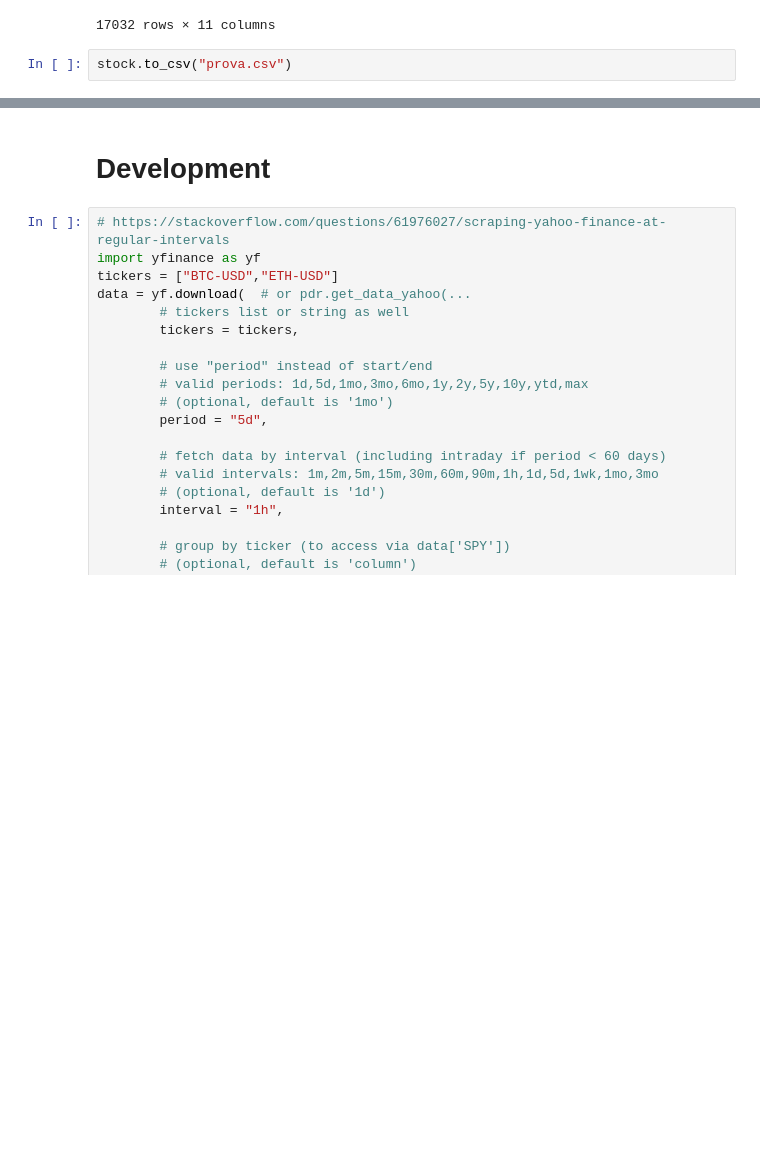
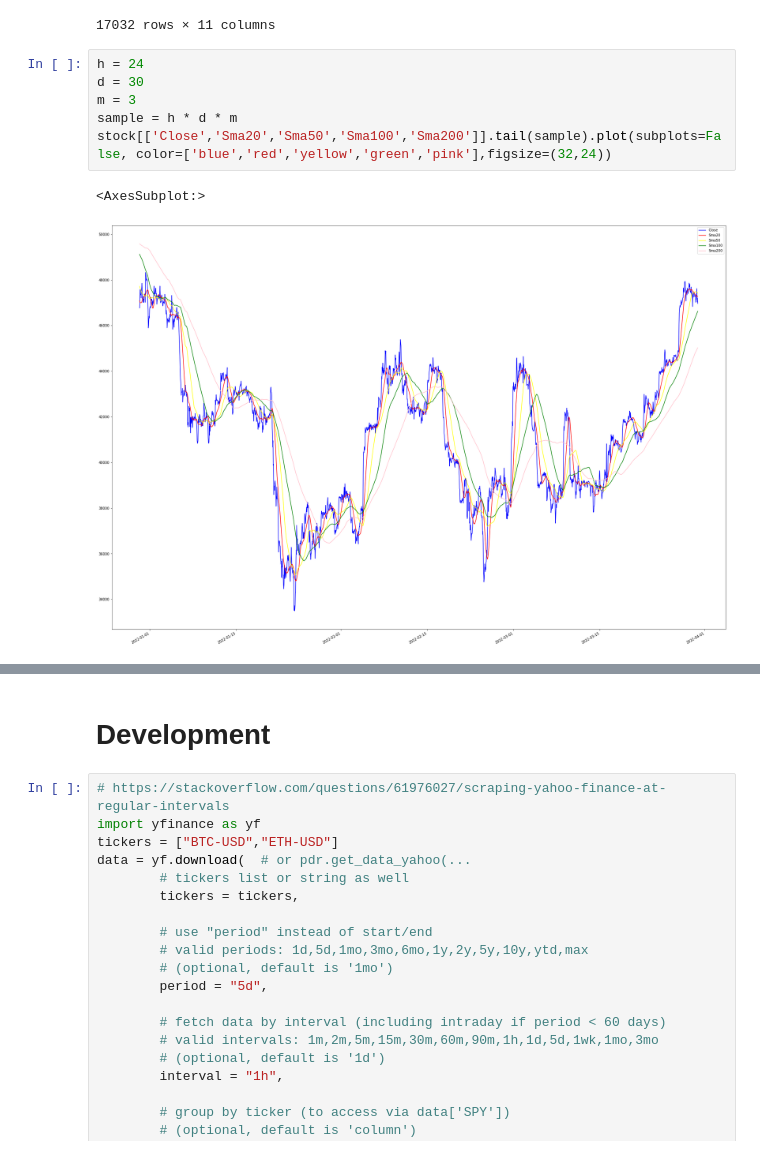
Before and after one commit to MarcoPluchino/2021_FinanceJupyterTutorial, a Jupyter notebook: rbt/notebook/wc_20220329_prova.ipynb, the cells around one changed output, grey strips where cells are left out. Saved outputs shown, nothing was run; the diff lists cells and outputs as text; blank space fills up the shorter version.

```diff
--- a/rbt/notebook/wc_20220329_prova.ipynb
+++ b/rbt/notebook/wc_20220329_prova.ipynb
@@ -47,5 +53,12 @@ stock
 | 2022-03-30 20:00:00+00:00 | 47037.597656 | 47205.941406 | 47037.597656 | 47205.941406 | 47205.941406 | 226621440 | 47273.310547 | 47437.701797 | 46600.723242 | 45006.990859 | 47.671939 |
 | 2022-03-30 21:00:00+00:00 | 47212.214844 | 47263.667969 | 46965.695312 | 46965.695312 | 46965.695312 | 28958720 | 47279.997852 | 47419.190078 | 46626.510586 | 45027.920254 | 42.811673 |
 17032 rows × 11 columns
-# %%
-stock.to_csv("prova.csv")
+# %%
+h = 24
+d = 30
+m = 3
+sample = h * d * m
+stock[['Close','Sma20','Sma50','Sma100','Sma200']].tail(sample).plot(subplots=False, color=['blue','red','yellow','green','pink'],figsize=(32,24))
+# %% [output]
+<AxesSubplot:>
+[figure, added]
```
Also changed, not shown: parts of 3 cells of this notebook, 2 other files.
